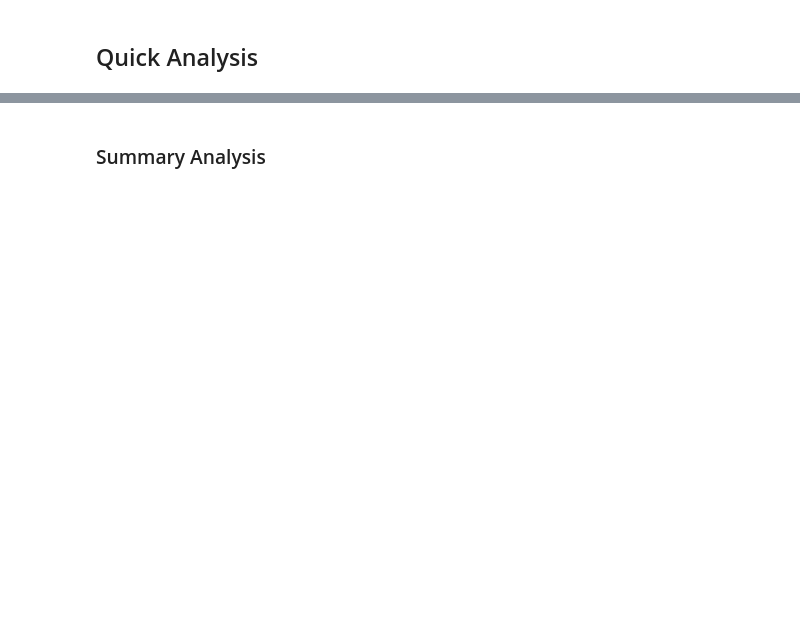
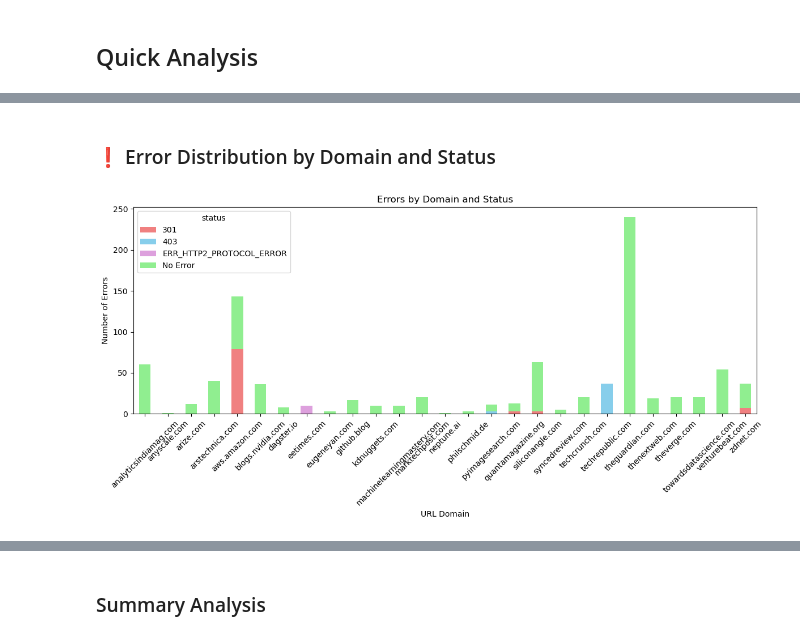
Before and after one commit to mcrilo33/hex_machina, a Jupyter notebook: notebooks/article_ingestion_flow.ipynb, the cells around one changed output, grey strips where cells are left out. Drawn from its saved outputs; the diff is of its cells as text; code cells hidden in the pictures; blank space fills up the shorter version.

```diff
--- a/notebooks/article_ingestion_flow.ipynb
+++ b/notebooks/article_ingestion_flow.ipynb
@@ -208,0 +215,11 @@ There are 31 non-empty domains.
+# %% [markdown]
+### ❗ Error Distribution by Domain and Status
+# %%
+from ttd.flows.analysis import prepare_error_distribution_by_domain_and_status, \
+                               plot_error_distribution_by_domain_and_status, \
+                               get_oldest_and_latest_dates
+
+df = prepare_error_distribution_by_domain_and_status(articles)
+fig = plot_error_distribution_by_domain_and_status(df)
+# %% [output]
+[figure, added]
```
Also changed, not shown: parts of 24 cells of this notebook, 9 other files.
